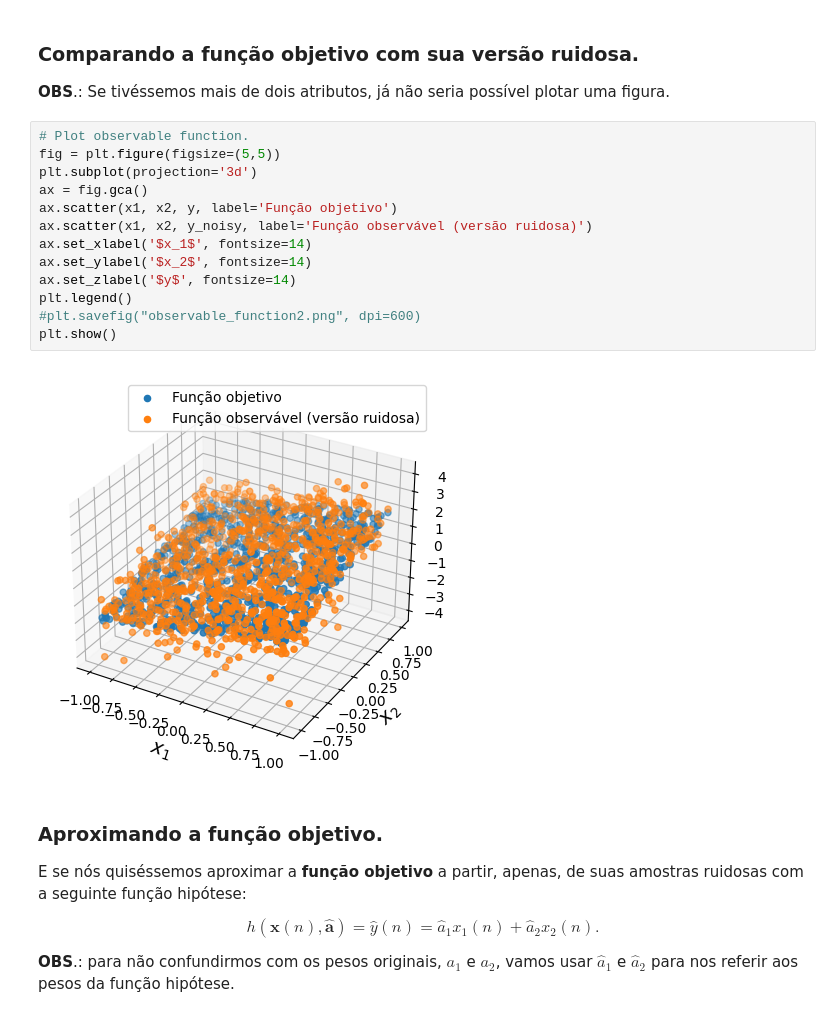
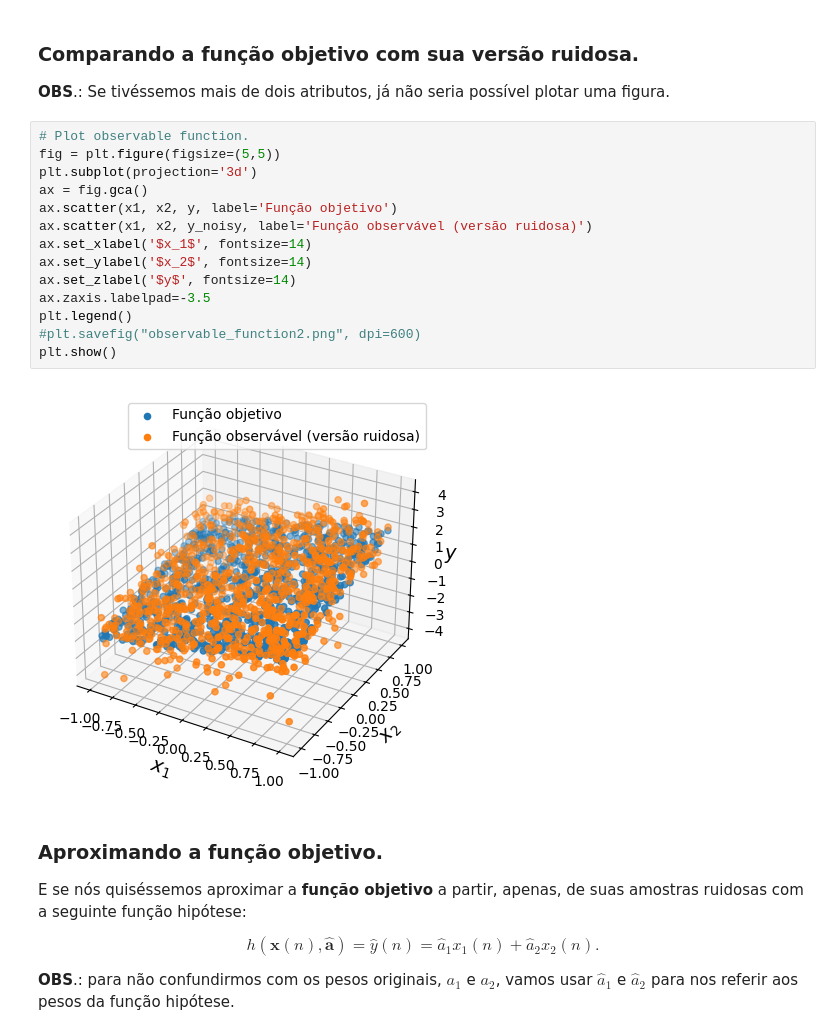
Before and after one commit to zz4fap/tp555-ml, a Jupyter notebook: exemplos/linear-regression/superficie_de_erro.ipynb, the cells around one changed output. Drawn from its saved outputs; the diff is of its cells as text.

```diff
--- a/exemplos/linear-regression/superficie_de_erro.ipynb
+++ b/exemplos/linear-regression/superficie_de_erro.ipynb
@@ -48,18 +50,19 @@ y_noisy = y + w
 # %%
 # Plot observable function.
 fig = plt.figure(figsize=(5,5))
 plt.subplot(projection='3d')
 ax = fig.gca()
 ax.scatter(x1, x2, y, label='Função objetivo')
 ax.scatter(x1, x2, y_noisy, label='Função observável (versão ruidosa)')
 ax.set_xlabel('$x_1$', fontsize=14)
 ax.set_ylabel('$x_2$', fontsize=14)
 ax.set_zlabel('$y$', fontsize=14)
+ax.zaxis.labelpad=-3.5
 plt.legend()
 #plt.savefig("observable_function2.png", dpi=600)
 plt.show()
 # %% [output]
-[figure, old version]
+[figure, new version]
 # %% [markdown]
 ### Aproximando a função objetivo.
 
```
Also changed, not shown: parts of 3 cells of this notebook.
